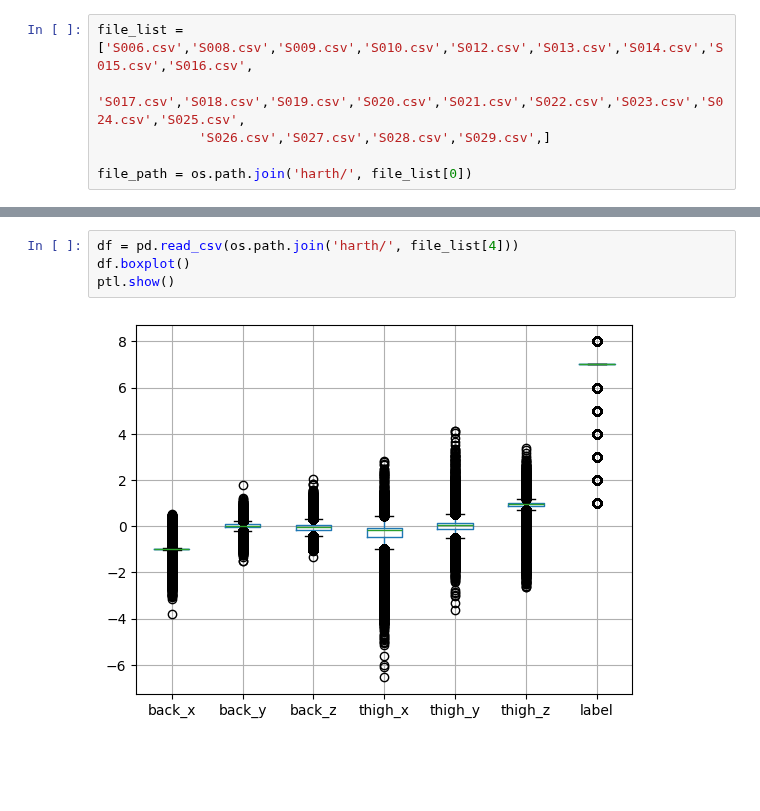
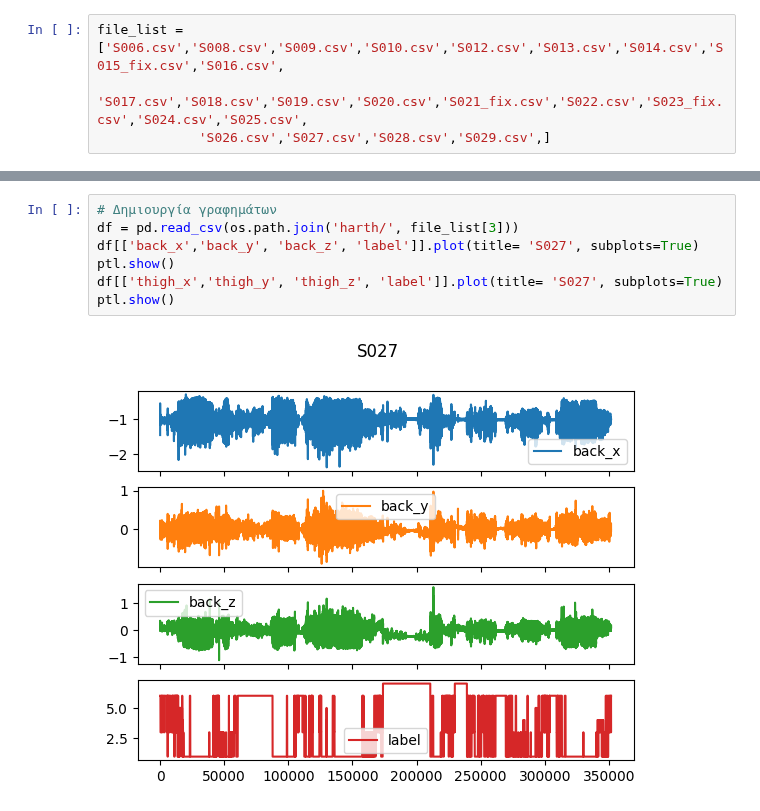
Before and after one commit to alex-xiarchos/ceid-DataMining, a Jupyter notebook: data_analysis.ipynb, the cells around one changed output, grey strips where cells are left out. Cells and saved outputs as stored; diff of their text form; blank space fills up the shorter version.

```diff
--- a/data_analysis.ipynb
+++ b/data_analysis.ipynb
@@ -5,11 +4,9 @@ import pandas as pd
 import os
 import matplotlib.pyplot as ptl
 # %%
-file_list = ['S006.csv','S008.csv','S009.csv','S010.csv','S012.csv','S013.csv','S014.csv','S015.csv','S016.csv',
-             'S017.csv','S018.csv','S019.csv','S020.csv','S021.csv','S022.csv','S023.csv','S024.csv','S025.csv',
+file_list = ['S006.csv','S008.csv','S009.csv','S010.csv','S012.csv','S013.csv','S014.csv','S015_fix.csv','S016.csv',
+             'S017.csv','S018.csv','S019.csv','S020.csv','S021_fix.csv','S022.csv','S023_fix.csv','S024.csv','S025.csv',
              'S026.csv','S027.csv','S028.csv','S029.csv',]
-
-file_path = os.path.join('harth/', file_list[0])
 # %%
 # Append all df's into a single combined dataframe
 df_combined = pd.DataFrame()
@@ -63,6 +30,9 @@ df.describe()
 # %%
-df = pd.read_csv(os.path.join('harth/', file_list[4]))
-df.boxplot()
+# Δημιουργία γραφημάτων
+df = pd.read_csv(os.path.join('harth/', file_list[3]))
+df[['back_x','back_y', 'back_z', 'label']].plot(title= 'S027', subplots=True)
 ptl.show()
+df[['thigh_x','thigh_y', 'thigh_z', 'label']].plot(title= 'S027', subplots=True)
+ptl.show()
 # %% [output]
-[figure, old version]
+[figure, new version]
```
Also changed, not shown: parts of 9 cells of this notebook, 10 other files.
